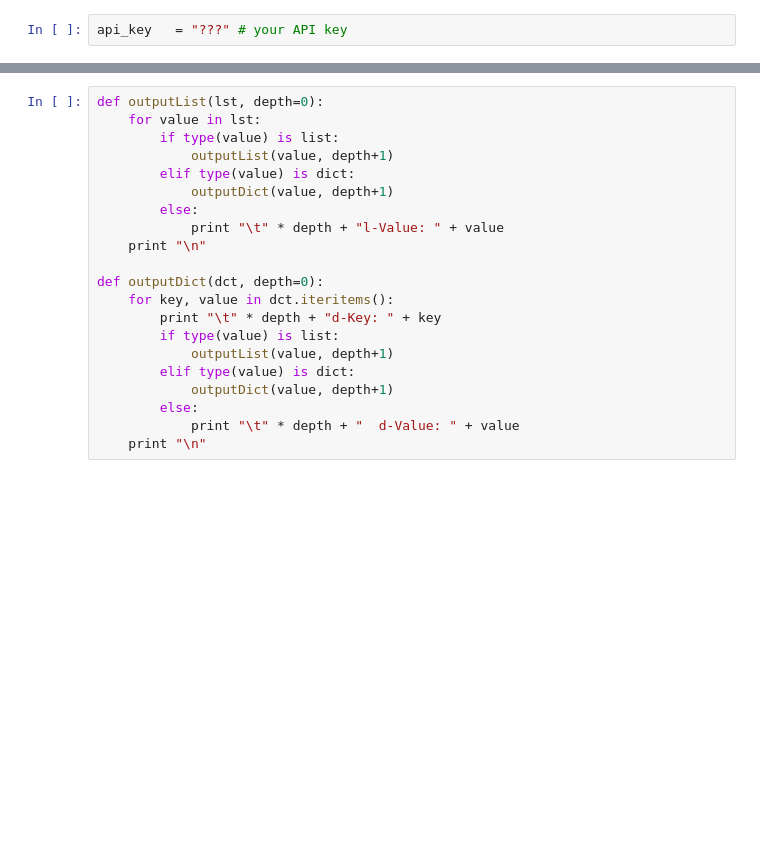
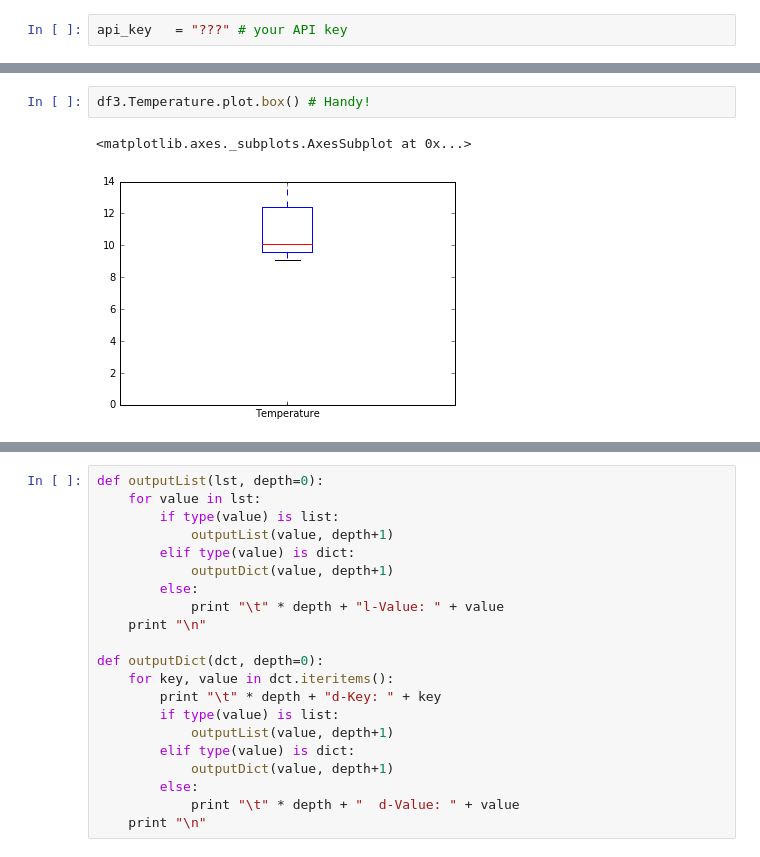
Before and after one commit to kingsgeocomp/geocomputation, a Jupyter notebook: Practical-5-Making Sense of API Data with Pandas.ipynb, the cells around one changed output, grey strips where cells are left out. Saved outputs shown, nothing was run; the diff lists cells and outputs as text; blank space fills up the shorter version.

```diff
--- a/Practical-5-Making Sense of API Data with Pandas.ipynb
+++ b/Practical-5-Making Sense of API Data with Pandas.ipynb
@@ -318,0 +927,5 @@ That explanation probably _still_ doesn't take much sense, but take a look at th
+# %%
+df3.Temperature.plot.box() # Handy!
+# %% [output]
+<matplotlib.axes._subplots.AxesSubplot at 0x...>
+[figure, added]
```
Also changed, not shown: parts of 147 cells of this notebook, 1 other file.
